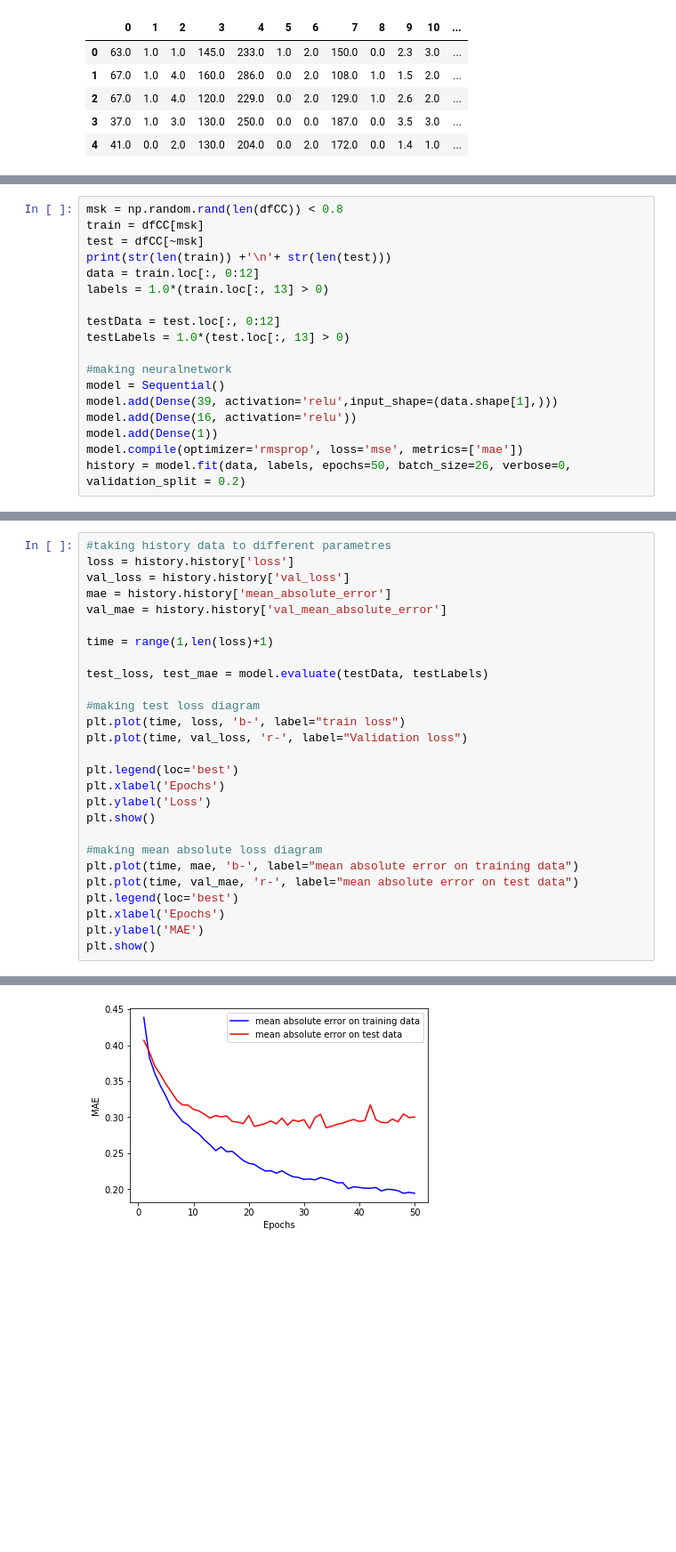
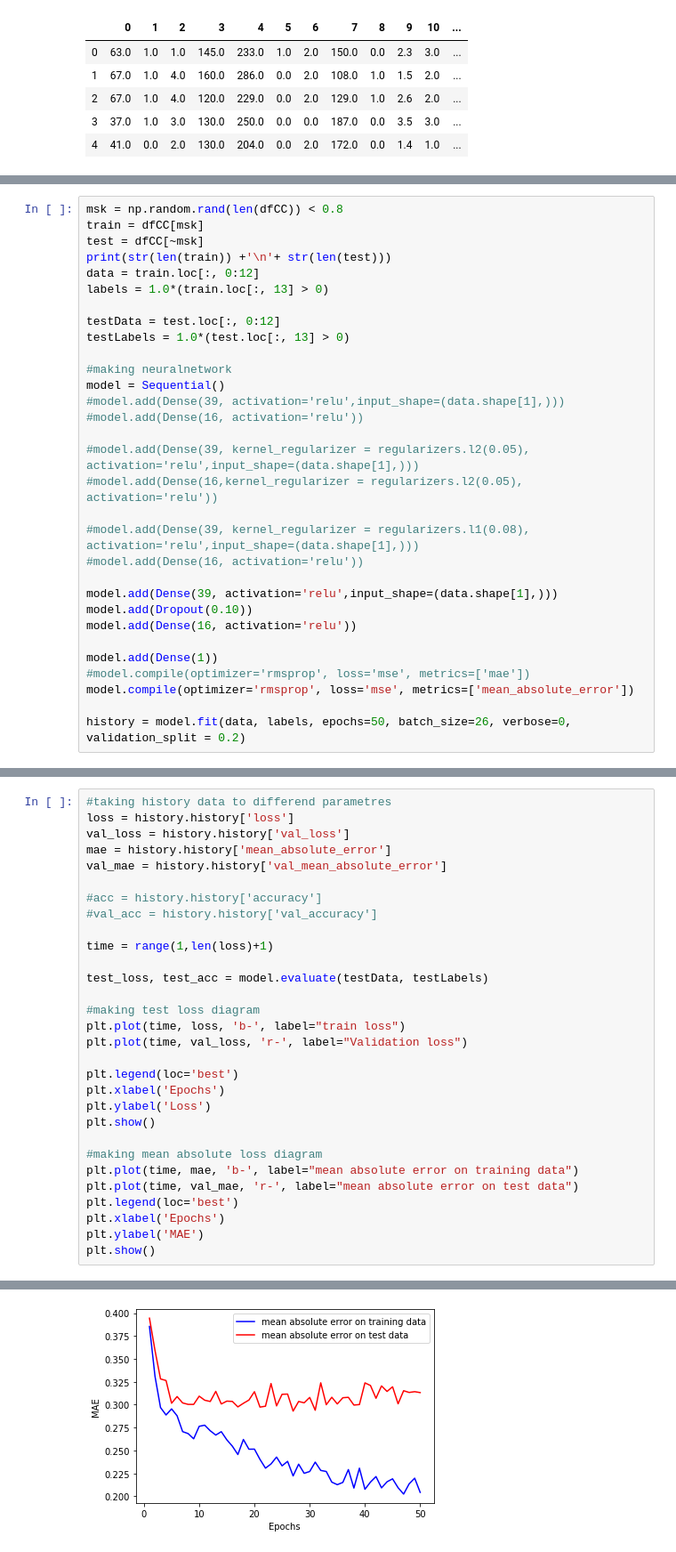
Before and after one commit to JukkaIHolopainen/Neuralnetwork-class, a Jupyter notebook: Case1.ipynb, the cells around one changed output, grey strips where cells are left out. Shown: that part at 89% size. Saved outputs shown, nothing was run; the diff lists cells and outputs as text; blank space fills up the shorter version.

```diff
--- a/Case1.ipynb
+++ b/Case1.ipynb
@@ -136,9 +117,22 @@ testLabels = 1.0*(test.loc[:, 13] > 0)
 
 #making neuralnetwork
 model = Sequential()
+#model.add(Dense(39, activation='relu',input_shape=(data.shape[1],)))
+#model.add(Dense(16, activation='relu'))
+
+#model.add(Dense(39, kernel_regularizer = regularizers.l2(0.05), activation='relu',input_shape=(data.shape[1],)))
+#model.add(Dense(16,kernel_regularizer = regularizers.l2(0.05), activation='relu'))
+
+#model.add(Dense(39, kernel_regularizer = regularizers.l1(0.08), activation='relu',input_shape=(data.shape[1],)))
+#model.add(Dense(16, activation='relu'))
+
 model.add(Dense(39, activation='relu',input_shape=(data.shape[1],)))
+model.add(Dropout(0.10))
 model.add(Dense(16, activation='relu'))
+
 model.add(Dense(1))
-model.compile(optimizer='rmsprop', loss='mse', metrics=['mae'])
+#model.compile(optimizer='rmsprop', loss='mse', metrics=['mae'])
+model.compile(optimizer='rmsprop', loss='mse', metrics=['mean_absolute_error'])
+
 history = model.fit(data, labels, epochs=50, batch_size=26, verbose=0, validation_split = 0.2)
 # %% [output]
@@ -152,13 +142,16 @@ We then scan what the algorithm has produced by the terms we gave it. We print t
 # %%
-#taking history data to different parametres
+#taking history data to differend parametres
 loss = history.history['loss']
 val_loss = history.history['val_loss']
 mae = history.history['mean_absolute_error']
 val_mae = history.history['val_mean_absolute_error']
 
+#acc = history.history['accuracy']
+#val_acc = history.history['val_accuracy']
+
 time = range(1,len(loss)+1)
 
-test_loss, test_mae = model.evaluate(testData, testLabels)
+test_loss, test_acc = model.evaluate(testData, testLabels)
 
 #making test loss diagram
 plt.plot(time, loss, 'b-', label="train loss")
@@ -182 +176 @@ plt.show()
-[figure, old version]
+[figure, new version]
```
Also changed, not shown: parts of 56 cells of this notebook.
